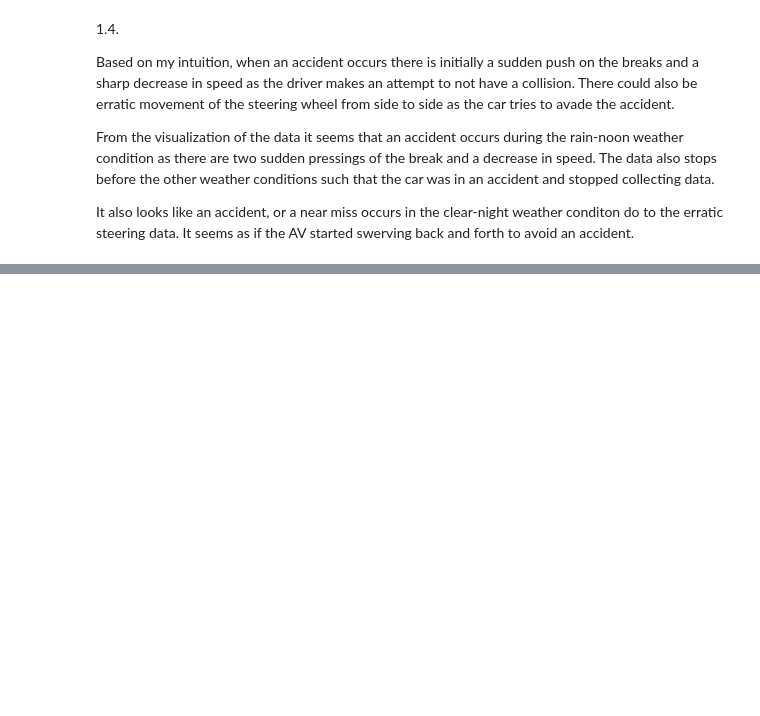
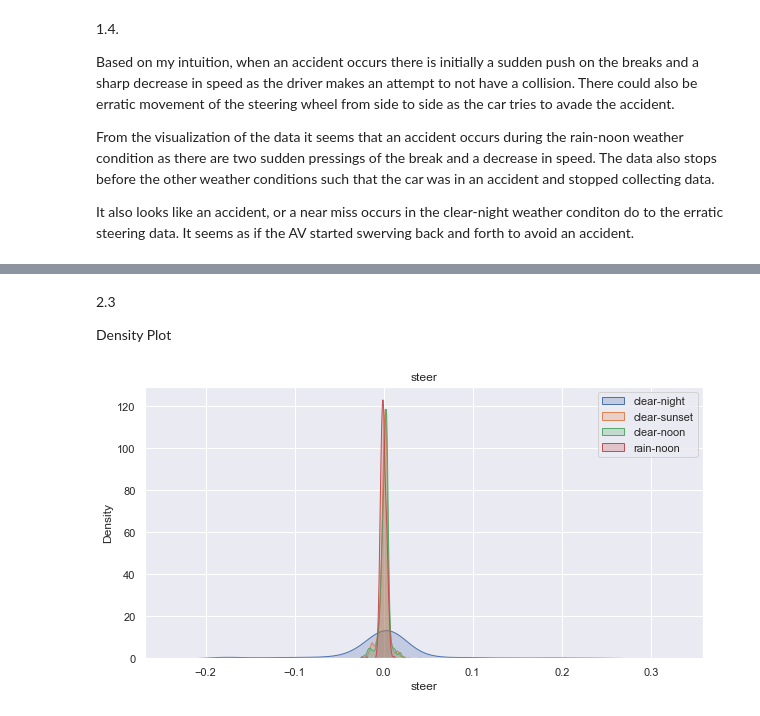
Before and after one commit to seanseungbeomlee/ECE-471-MP1-AV-Analysis, a Jupyter notebook: MP1_Task1.ipynb, the cells around one changed output, grey strips where cells are left out. Cells and saved outputs as stored; diff of their text form; code cells hidden in the pictures; blank space fills up the shorter version.

```diff
--- a/MP1_Task1.ipynb
+++ b/MP1_Task1.ipynb
@@ -215,0 +238,41 @@ It also looks like an accident, or a near miss occurs in the clear-night weather
+# %% [markdown]
+2.3
+
+Density Plot
+# %%
+# Helper function for creating the density plot of a certain feature
+def get_density_plot(feature, ctl=False, cvip=False, traj=False):
+
+  if ctl:
+    clear_night_y = clear_night_ctl[feature]
+    clear_sunset_y = clear_sunset_ctl[feature]
+    clear_noon_y = clear_noon_ctl[feature]
+    rain_noon_y = rain_noon_ctl[feature]
+  elif cvip:
+    clear_night_y = clear_night_cvip[feature]
+    clear_sunset_y = clear_sunset_cvip[feature]
+    clear_noon_y = clear_noon_cvip[feature]
+    rain_noon_y = rain_noon_cvip[feature]
+  else:
+    clear_night_y = clear_night_traj[feature]
+    clear_sunset_y = clear_sunset_traj[feature]
+    clear_noon_y = clear_noon_traj[feature]
+    rain_noon_y = rain_noon_traj[feature]
+
+  sns.set(rc = {'figure.figsize': (10,5)})
+  sns.kdeplot(clear_night_y, label='clear-night', fill=True)
+  sns.kdeplot(clear_sunset_y, label='clear-sunset', fill=True)
+  sns.kdeplot(clear_noon_y, label='clear-noon', fill=True)
+  sns.kdeplot(rain_noon_y, label='rain-noon', fill=True)
+
+  plt.xlabel(feature)
+  plt.ylabel('Density')
+  plt.title(feature)
+  plt.legend()
+
+
+  plt.show()
+# %%
+get_density_plot('steer', ctl=True)
+# %% [output]
+[figure, added]
```
Also changed, not shown: parts of 14 cells of this notebook.
